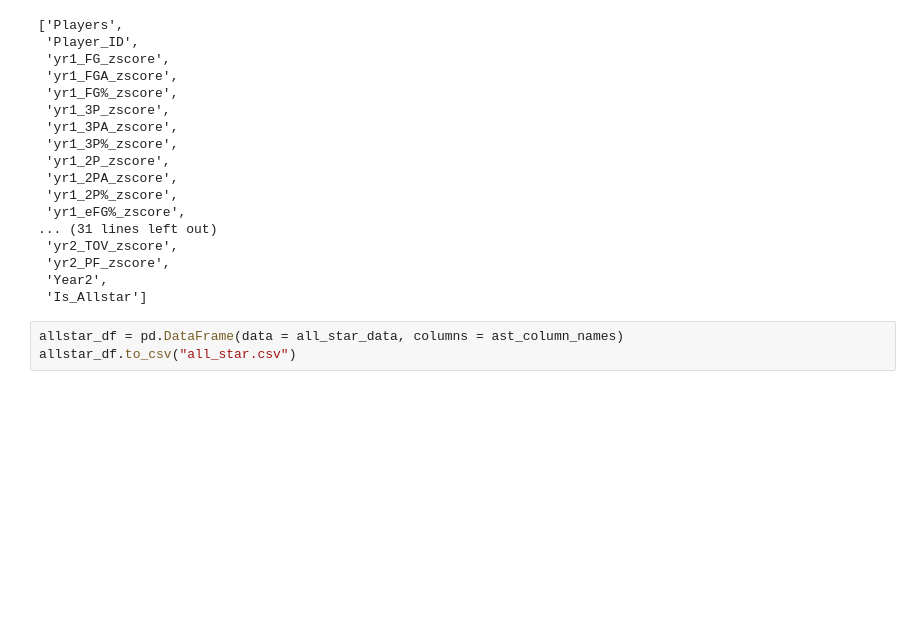
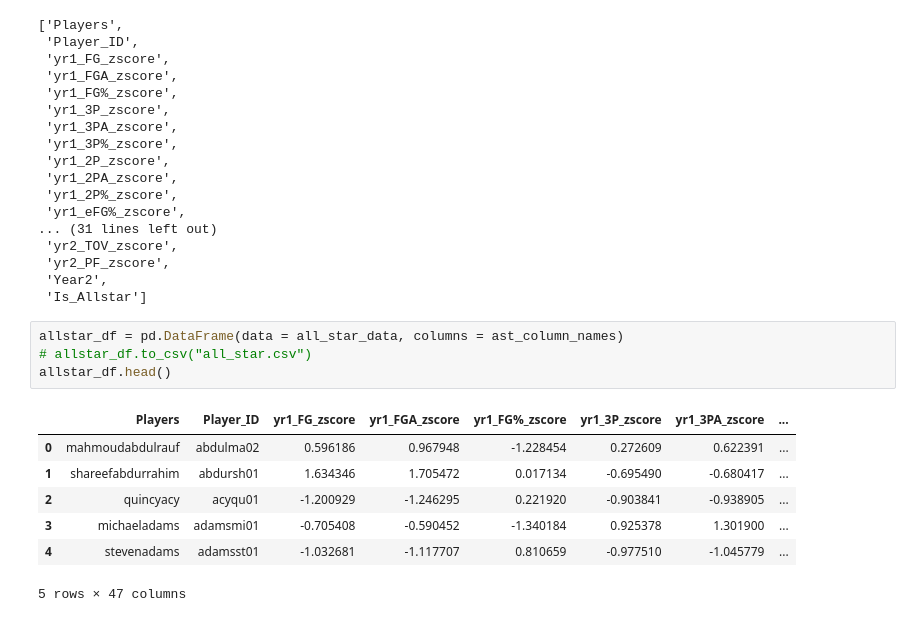
Before and after one commit to brybranmuffin/IEOR-142-Final, a Jupyter notebook: project.ipynb, the cells around one changed output. Saved outputs shown, nothing was run; the diff lists cells and outputs as text; blank space fills up the shorter version.

```diff
--- a/project.ipynb
+++ b/project.ipynb
@@ -897,4 +880,13 @@ ast_column_names
  'Is_Allstar']
 # %%
 allstar_df = pd.DataFrame(data = all_star_data, columns = ast_column_names)
-allstar_df.to_csv("all_star.csv")
+# allstar_df.to_csv("all_star.csv")
+allstar_df.head()
+# %% [output]
+|  | Players | Player_ID | yr1_FG_zscore | yr1_FGA_zscore | yr1_FG%_zscore | yr1_3P_zscore | yr1_3PA_zscore | ... |
+| 0 | mahmoudabdulrauf | abdulma02 | 0.596186 | 0.967948 | -1.228454 | 0.272609 | 0.622391 | ... |
+| 1 | shareefabdurrahim | abdursh01 | 1.634346 | 1.705472 | 0.017134 | -0.695490 | -0.680417 | ... |
+| 2 | quincyacy | acyqu01 | -1.200929 | -1.246295 | 0.221920 | -0.903841 | -0.938905 | ... |
+| 3 | michaeladams | adamsmi01 | -0.705408 | -0.590452 | -1.340184 | 0.925378 | 1.301900 | ... |
+| 4 | stevenadams | adamsst01 | -1.032681 | -1.117707 | 0.810659 | -0.977510 | -1.045779 | ... |
+5 rows × 47 columns
```
Also changed, not shown: parts of 7 cells of this notebook.
